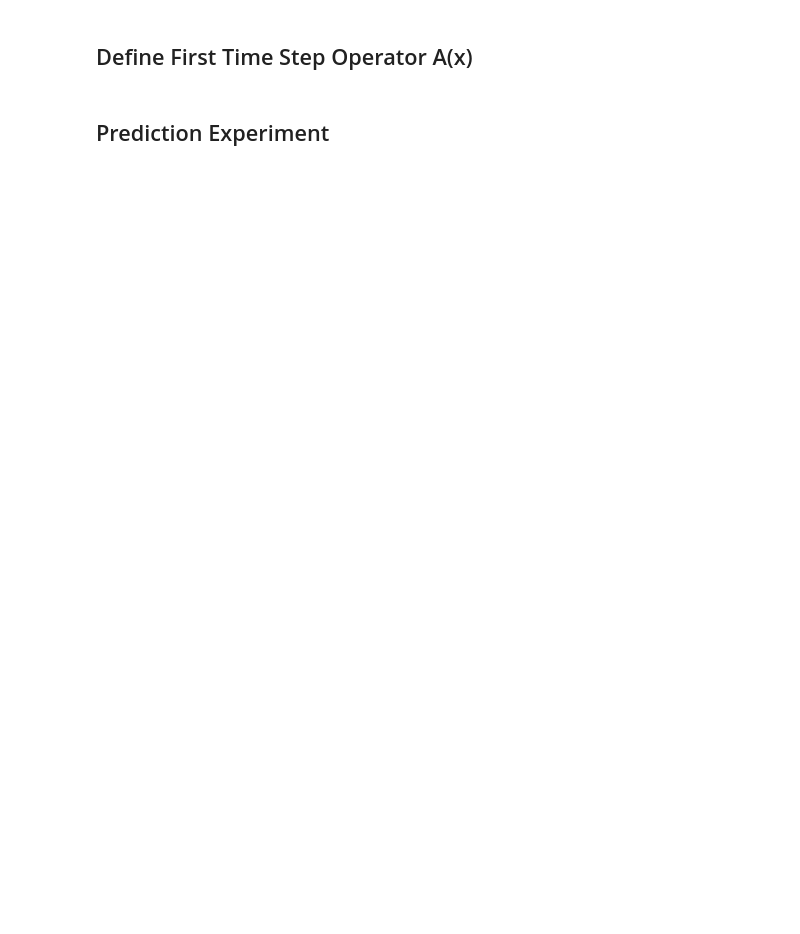
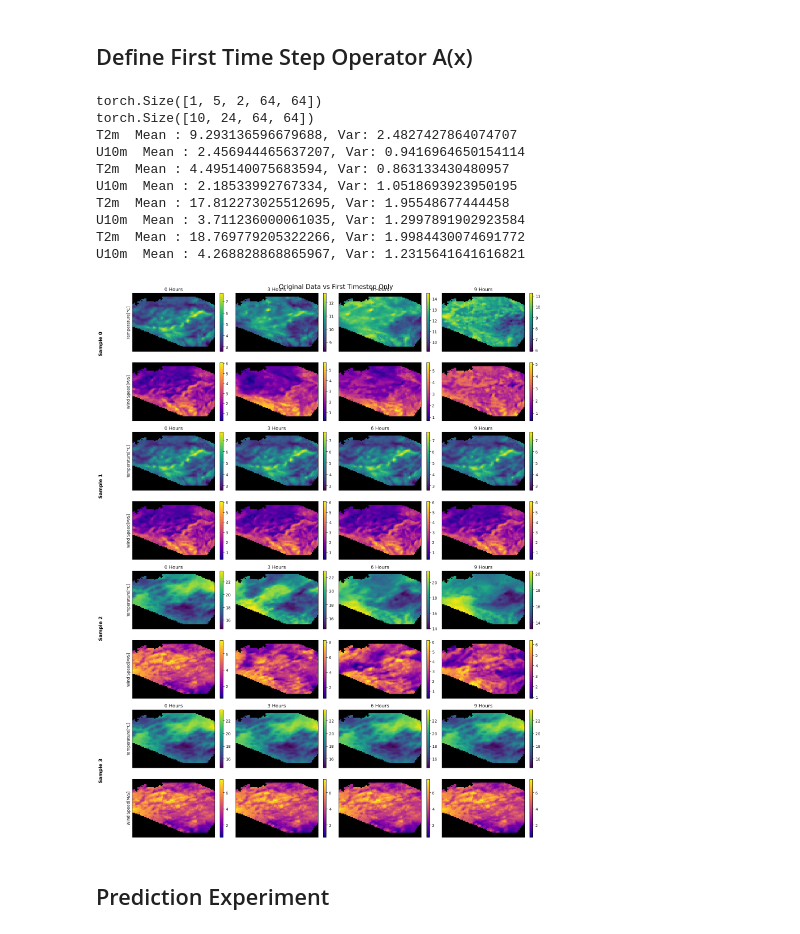
Before and after one commit to maxime-temoschenko/TFE, a Jupyter notebook: experiment_prediction.ipynb, the cells around one changed output. Saved outputs shown, nothing was run; the diff lists cells and outputs as text; code cells hidden in the pictures; blank space fills up the shorter version.

```diff
--- a/experiment_prediction.ipynb
+++ b/experiment_prediction.ipynb
@@ -83,24 +90,38 @@ def first_timestep(batch, mask):
     num_variables = 2  # T2m and U10m
     window = C // num_variables
     batch_reshaped = batch.view(S, B, window, num_variables, H, W)
-    first_step = batch_reshaped[:, :, 0, :, :, :]
-    expanded = first_step.unsqueeze(2).expand(-1, -1, window, -1, -1, -1)
-    return expanded.reshape(S, B, C, H, W) * mask
+    first_step = batch_reshaped[:, :, 0, :, :, :] # (S,B, 1, num_variables,H,W)
+    first_step = first_step.squeeze(2)
+    return first_step * mask
 
 def A(x):
     return first_timestep(x, mask)
 # %%
 
 batch, dic = next(iter(testloader))
 batch = batch.to(device)
 first_step_data = A(batch)
-
-new_tensor = torch.stack((batch.cpu(), first_step_data.squeeze(0).cpu()), dim=1).flatten(0,1).cpu()
+print(first_step_data.shape)
+window = 12
+repeated_data = first_step_data.repeat(1, 1,window, 1, 1)
+new_tensor = torch.stack((batch.cpu(), repeated_data.squeeze(0).cpu()), dim=1).flatten(0,1).cpu()
 path_unnorm = PATH_DATA/ "train.h5"
 info  = {'var_index': ['T2m', 'U10m'], 'channels' : 2, 'window' : 12}
 fig = plot_sample(new_tensor, info, mask_cpu, samples=4, step=3, unnormalize=True, path_unnorm=path_unnorm)
 plt.suptitle("Original Data vs First Timestep Only", fontsize=16)
 plt.tight_layout()
+# %% [output]
+torch.Size([1, 5, 2, 64, 64])
+torch.Size([10, 24, 64, 64])
+T2m  Mean : 9.293136596679688, Var: 2.4827427864074707
+U10m  Mean : 2.456944465637207, Var: 0.9416964650154114
+T2m  Mean : 4.495140075683594, Var: 0.863133430480957
+U10m  Mean : 2.18533992767334, Var: 1.0518693923950195
+T2m  Mean : 17.812273025512695, Var: 1.95548677444458
+U10m  Mean : 3.711236000061035, Var: 1.2997891902923584
+T2m  Mean : 18.769779205322266, Var: 1.9984430074691772
+U10m  Mean : 4.268828868865967, Var: 1.2315641641616821
+[figure, added]
 # %% [markdown]
 <h2>Prediction Experiment</h2>
 # %%
```
Also changed, not shown: parts of 7 cells of this notebook.
